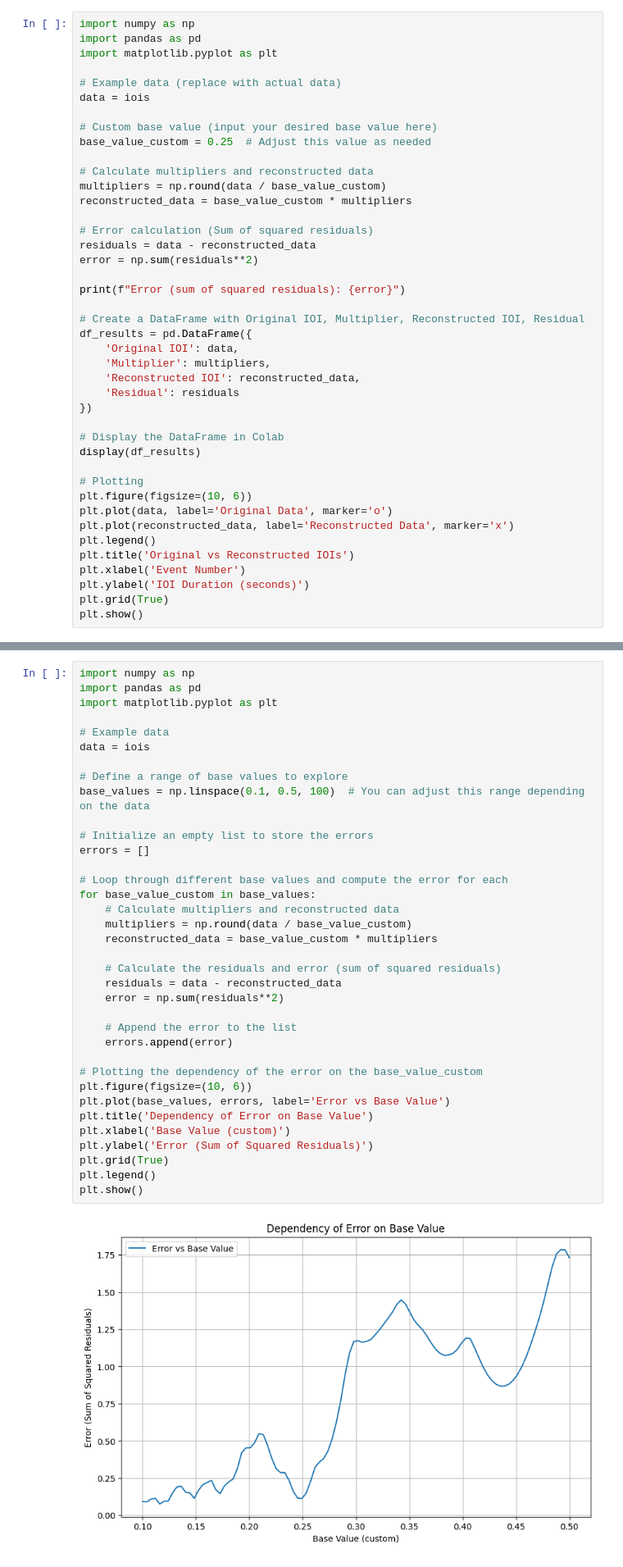
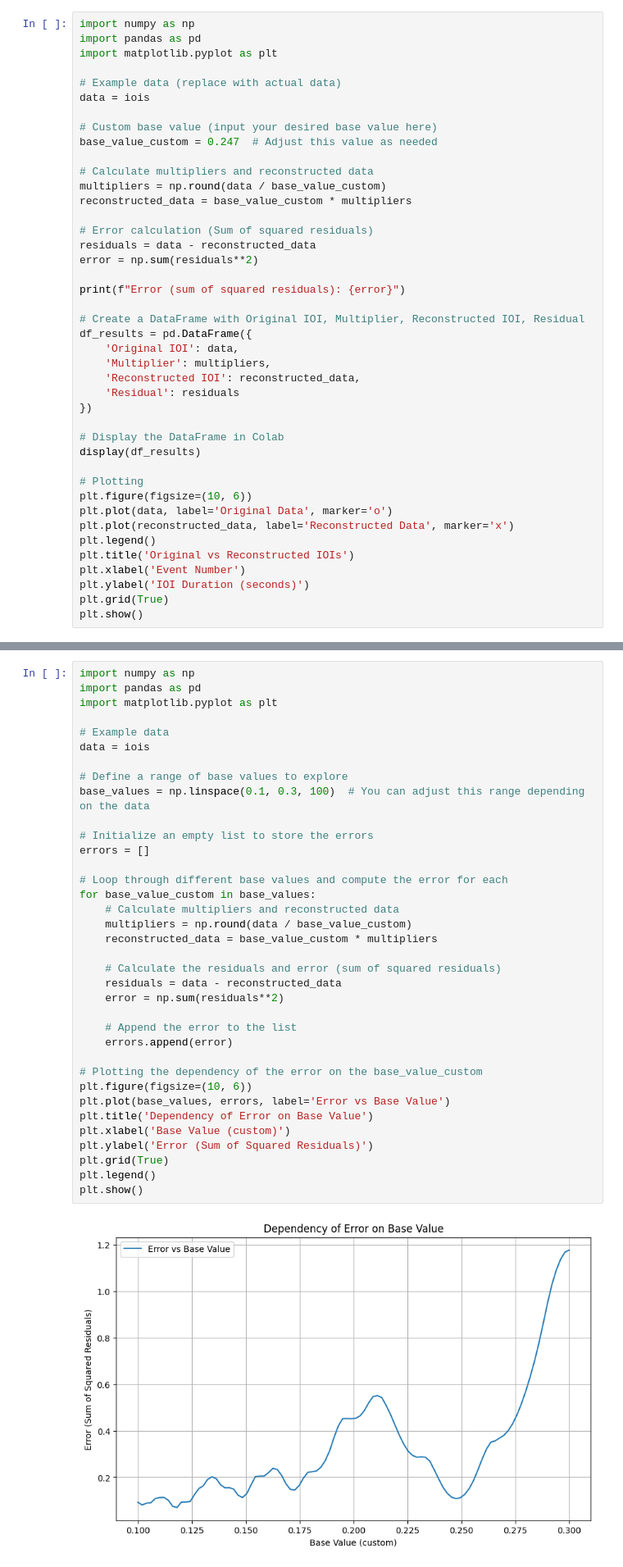
Before and after one commit to egorpol/beat_it, a Jupyter notebook: dufour_pulsation.ipynb, the cells around one changed output, grey strips where cells are left out. Shown at 82% size. Cells and saved outputs as stored; diff of their text form.

```diff
--- a/dufour_pulsation.ipynb
+++ b/dufour_pulsation.ipynb
@@ -90,7 +90,7 @@ import matplotlib.pyplot as plt
 data = iois
 
 # Custom base value (input your desired base value here)
-base_value_custom = 0.25  # Adjust this value as needed
+base_value_custom = 0.247  # Adjust this value as needed
 
 # Calculate multipliers and reconstructed data
 multipliers = np.round(data / base_value_custom)
@@ -312,35 +312,35 @@ import matplotlib.pyplot as plt
 data = iois
 
 # Define a range of base values to explore
-base_values = np.linspace(0.1, 0.5, 100)  # You can adjust this range depending on the data
+base_values = np.linspace(0.1, 0.3, 100)  # You can adjust this range depending on the data
 
 # Initialize an empty list to store the errors
 errors = []
 
 # Loop through different base values and compute the error for each
 for base_value_custom in base_values:
     # Calculate multipliers and reconstructed data
     multipliers = np.round(data / base_value_custom)
     reconstructed_data = base_value_custom * multipliers
 
     # Calculate the residuals and error (sum of squared residuals)
     residuals = data - reconstructed_data
     error = np.sum(residuals**2)
 
     # Append the error to the list
     errors.append(error)
 
 # Plotting the dependency of the error on the base_value_custom
 plt.figure(figsize=(10, 6))
 plt.plot(base_values, errors, label='Error vs Base Value')
 plt.title('Dependency of Error on Base Value')
 plt.xlabel('Base Value (custom)')
 plt.ylabel('Error (Sum of Squared Residuals)')
 plt.grid(True)
 plt.legend()
 plt.show()
 # %% [output]
-[figure, old version]
+[figure, new version]
 # %%
 import numpy as np
 import pandas as pd
```
Also changed, not shown: parts of 4 cells of this notebook, 21 other files.
